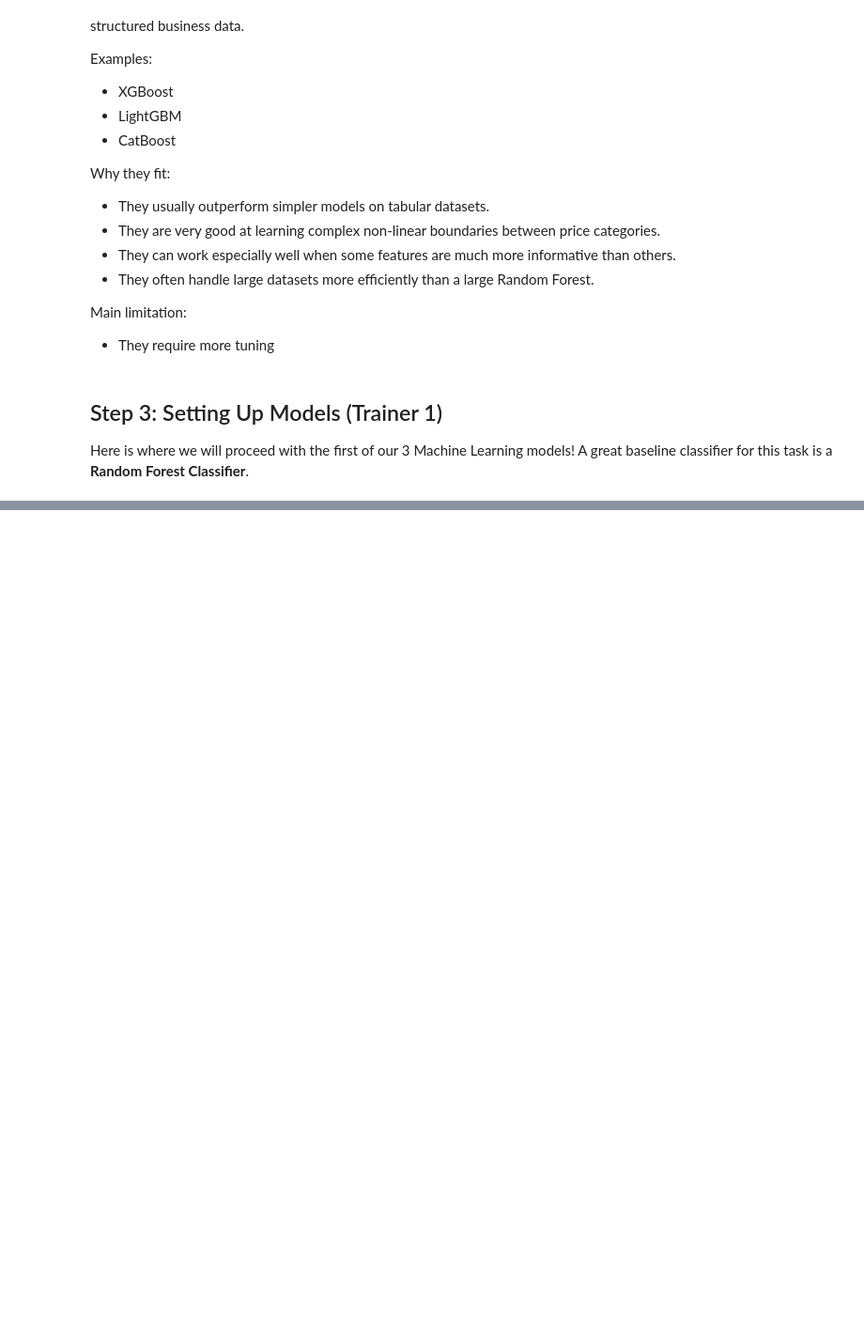
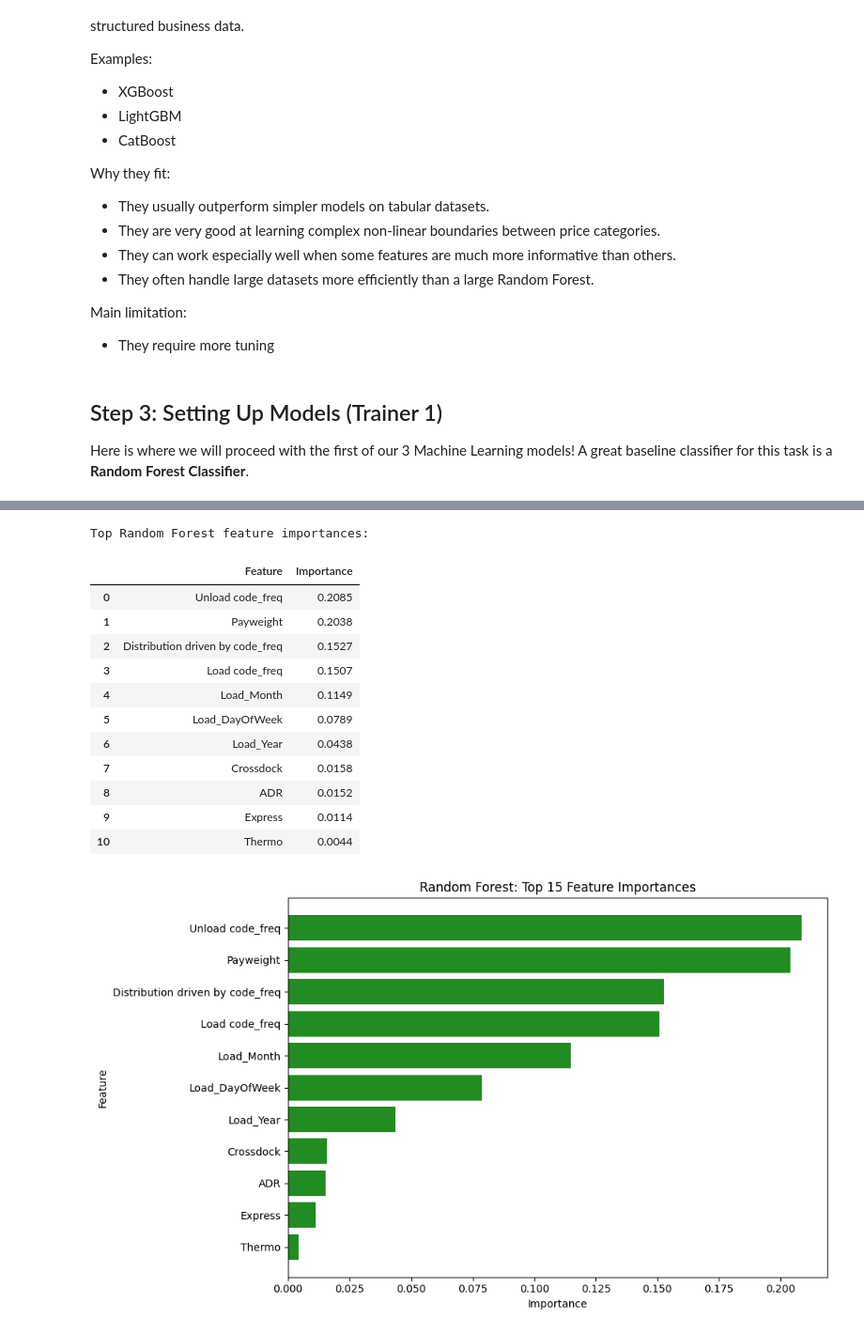
Before and after one commit to nikimono02/3_trainers_and_3_models, a Jupyter notebook: model_training_pipeline.ipynb, the cells around one changed output, grey strips where cells are left out. Shown at 94% size. Cells and saved outputs as stored; diff of their text form; code cells hidden in the pictures; blank space fills up the shorter version.

```diff
--- a/model_training_pipeline.ipynb
+++ b/model_training_pipeline.ipynb
@@ -435,0 +576,39 @@ rf_model = RandomForestClassifier(n_estimators=100, random_state=42, n_jobs=-1)
+# %%
+rf_importance = (
+    pd.DataFrame({
+        'Feature': X_train.columns,
+        'Importance': rf_model.feature_importances_
+    })
+    .sort_values('Importance', ascending=False)
+    .reset_index(drop=True)
+)
+
+print('Top Random Forest feature importances:')
+display(rf_importance.head(15).style.format({'Importance': '{:.4f}'}))
+
+plt.figure(figsize=(10, 6))
+plt.barh(
+    rf_importance.head(15)['Feature'][::-1],
+    rf_importance.head(15)['Importance'][::-1],
+    color='forestgreen'
+)
+plt.xlabel('Importance')
+plt.ylabel('Feature')
+plt.title('Random Forest: Top 15 Feature Importances')
+plt.tight_layout()
+plt.show()
+# %% [output]
+Top Random Forest feature importances:
+|  | Feature | Importance |
+| 0 | Unload code_freq | 0.2085 |
+| 1 | Payweight | 0.2038 |
+| 2 | Distribution driven by code_freq | 0.1527 |
+| 3 | Load code_freq | 0.1507 |
+| 4 | Load_Month | 0.1149 |
+| 5 | Load_DayOfWeek | 0.0789 |
+| 6 | Load_Year | 0.0438 |
+| 7 | Crossdock | 0.0158 |
+| 8 | ADR | 0.0152 |
+| 9 | Express | 0.0114 |
+| 10 | Thermo | 0.0044 |
+[figure, added]
```
Also changed, not shown: parts of 24 cells of this notebook.
